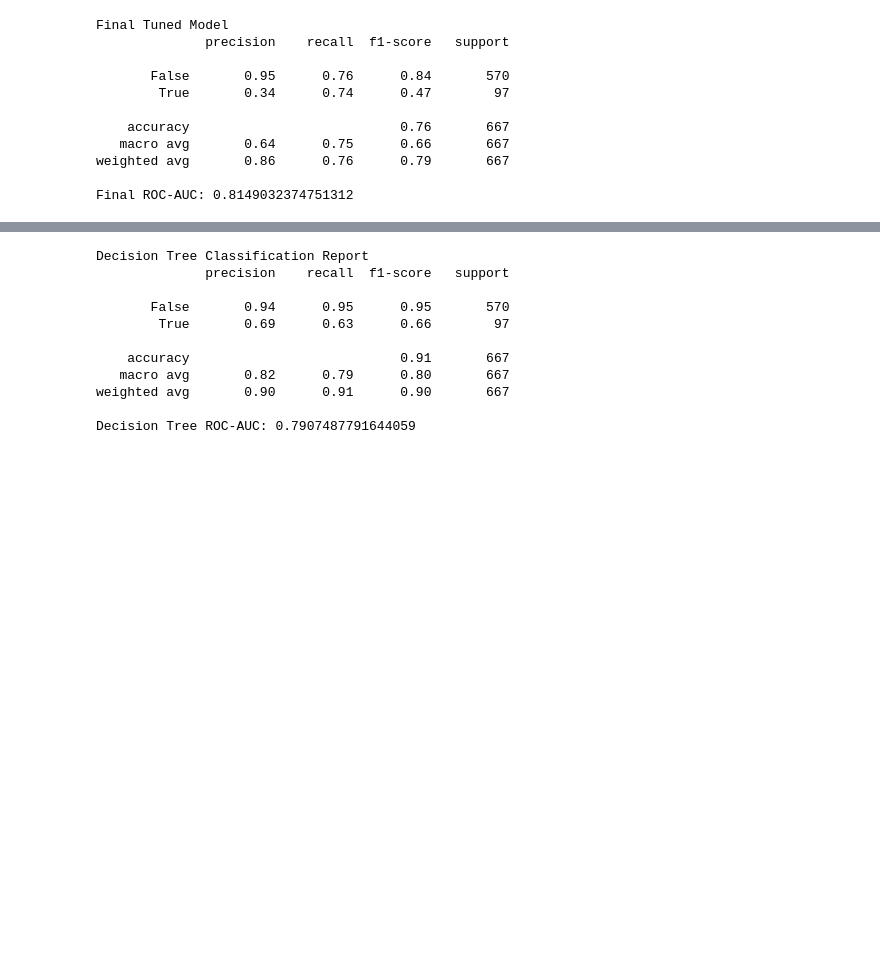
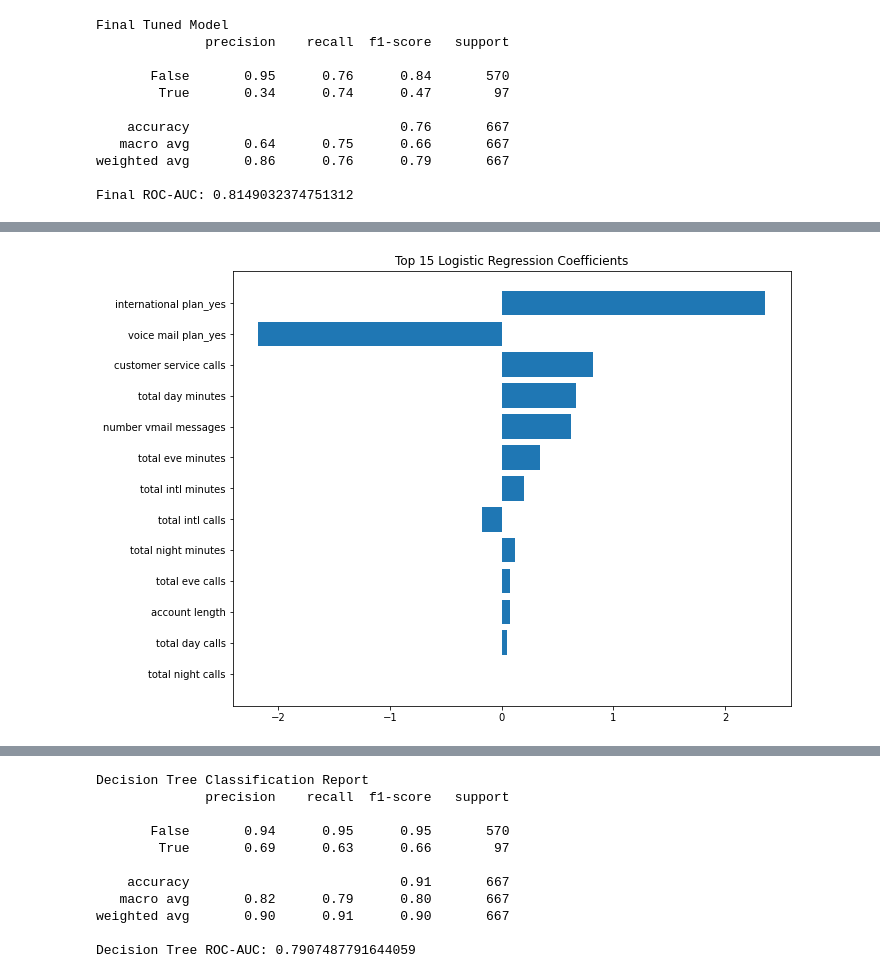
Before and after one commit to raphaelndemo/Telecom-customer-churn-classification-models, a Jupyter notebook: notebooks/index.ipynb, the cells around one changed output, grey strips where cells are left out. Saved outputs shown, nothing was run; the diff lists cells and outputs as text; code cells hidden in the pictures; blank space fills up the shorter version.

```diff
--- a/notebooks/index.ipynb
+++ b/notebooks/index.ipynb
@@ -370,0 +405,17 @@ Final ROC-AUC: 0.8149032374751312
+# %%
+# Get numeric feature names
+num_features = numeric_features
+
+# Get categorical feature names after one-hot encoding
+cat_encoder = preprocessor.named_transformers_["cat"]
+cat_features = cat_encoder.get_feature_names(categorical_features)
+
+# Combine them
+feature_names = list(num_features) + list(cat_features)
+
+coefficients = pd.Series(
+    best_log.coef_[0],
+    index=feature_names
+).sort_values(key=np.abs, ascending=False)
+
+coefficients.head(15)
@@ -370,0 +437,10 @@ Final ROC-AUC: 0.8149032374751312
+# %%
+top_features = coefficients.head(15)
+
+plt.figure(figsize=(10,8))
+plt.barh(top_features.index, top_features.values)
+plt.gca().invert_yaxis()
+plt.title("Top 15 Logistic Regression Coefficients")
+plt.show()
+# %% [output]
+[figure, added]
```
Also changed, not shown: parts of 13 cells of this notebook.
